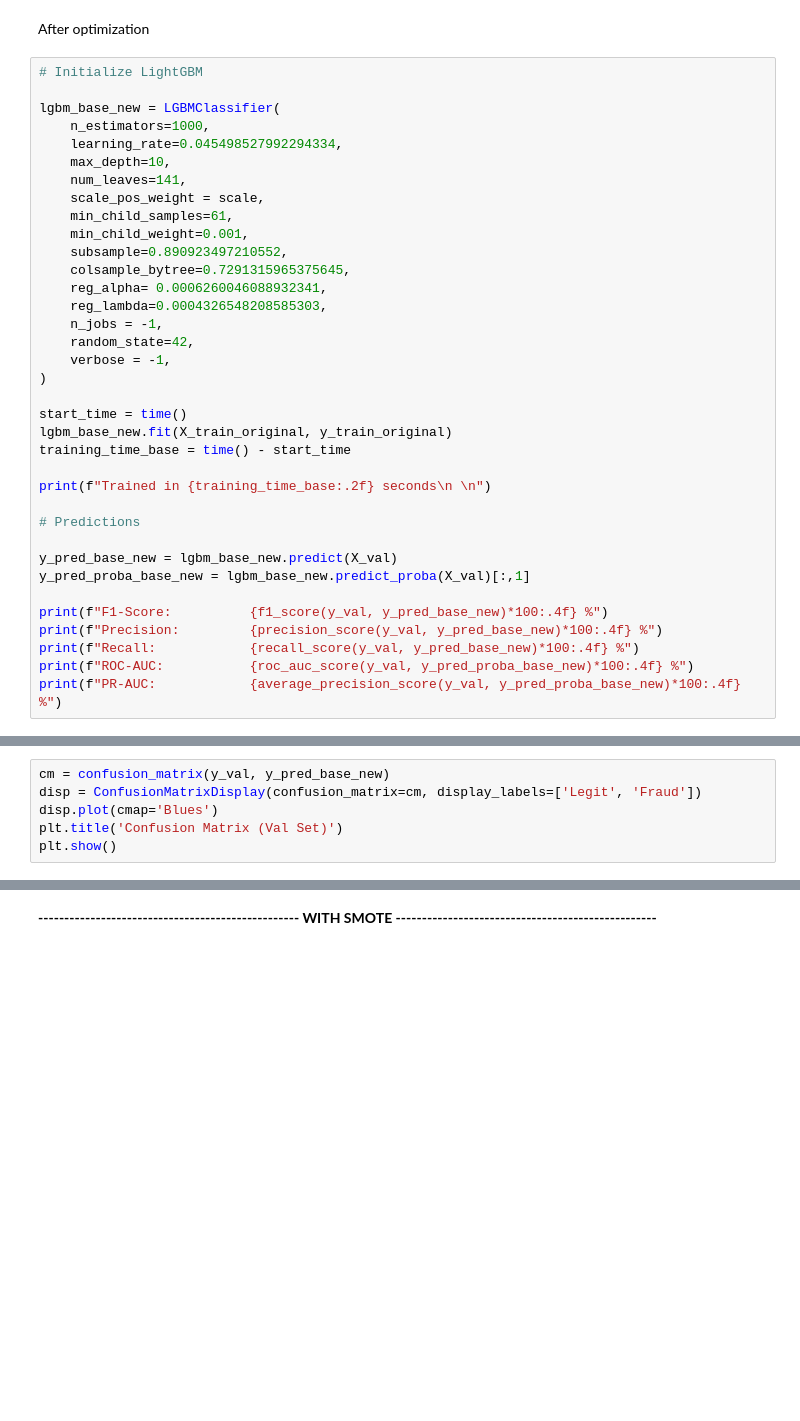
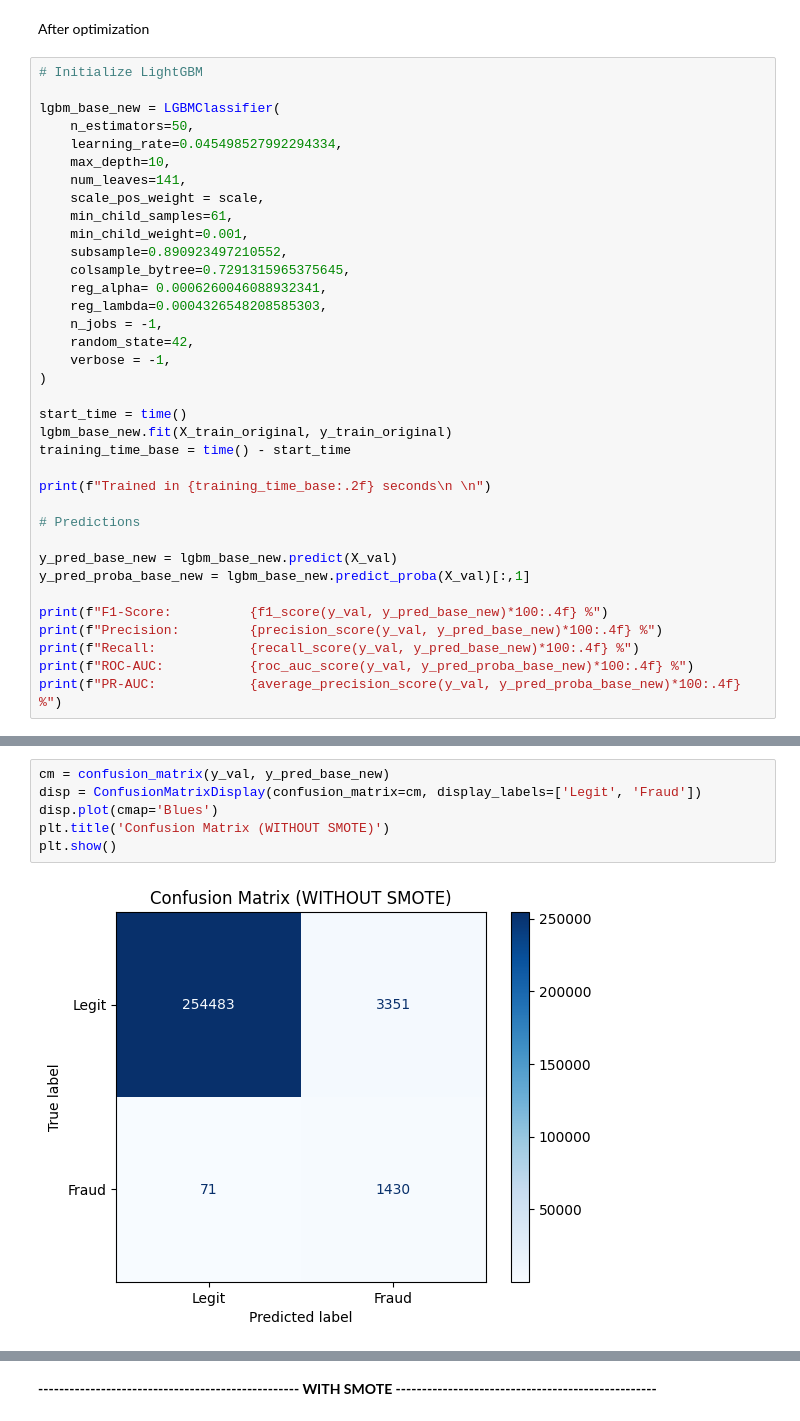
Before and after one commit to Bobibou/Machine-Learnig-for-Cybersecurity---Credit-Card-Fraud-Detection-, a Jupyter notebook: notebooks/LigthGBM.ipynb, the cells around one changed output, grey strips where cells are left out. Drawn from its saved outputs; the diff is of its cells as text; blank space fills up the shorter version.

```diff
--- a/notebooks/LigthGBM.ipynb
+++ b/notebooks/LigthGBM.ipynb
@@ -259,7 +295,7 @@ After optimization
 # Initialize LightGBM
 
 lgbm_base_new = LGBMClassifier(
-    n_estimators=1000,
+    n_estimators=50,
     learning_rate=0.045498527992294334,
     max_depth=10,
     num_leaves=141,
@@ -294,8 +339,10 @@ print(f"PR-AUC:            {average_precision_score(y_val, y_pred_proba_base_new
 # %%
 cm = confusion_matrix(y_val, y_pred_base_new)
 disp = ConfusionMatrixDisplay(confusion_matrix=cm, display_labels=['Legit', 'Fraud'])
 disp.plot(cmap='Blues')
-plt.title('Confusion Matrix (Val Set)')
+plt.title('Confusion Matrix (WITHOUT SMOTE)')
 plt.show()
+# %% [output]
+[figure, added]
 # %%
 lgb.plot_importance(lgbm_base_new, max_num_features=10, importance_type='gain')
```
Also changed, not shown: parts of 10 cells of this notebook, 5 other files.
